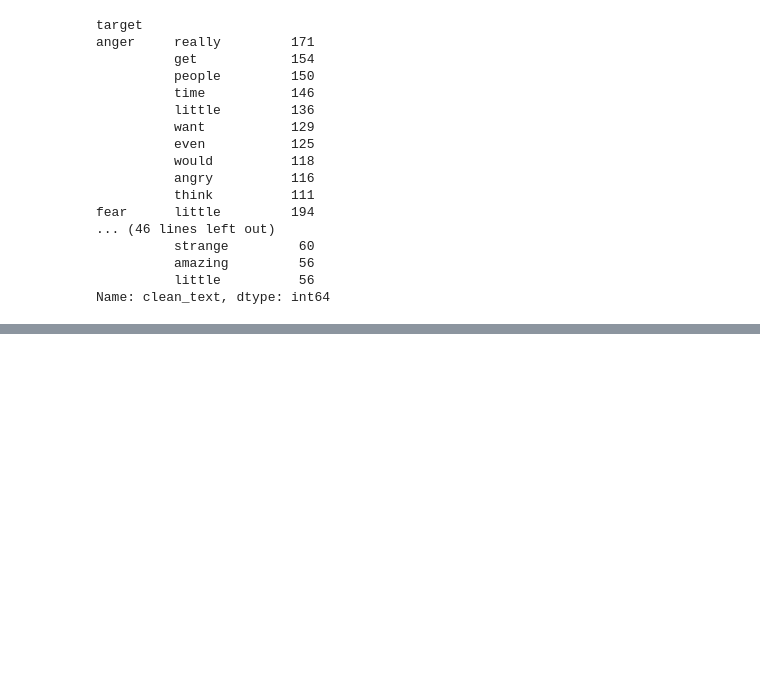
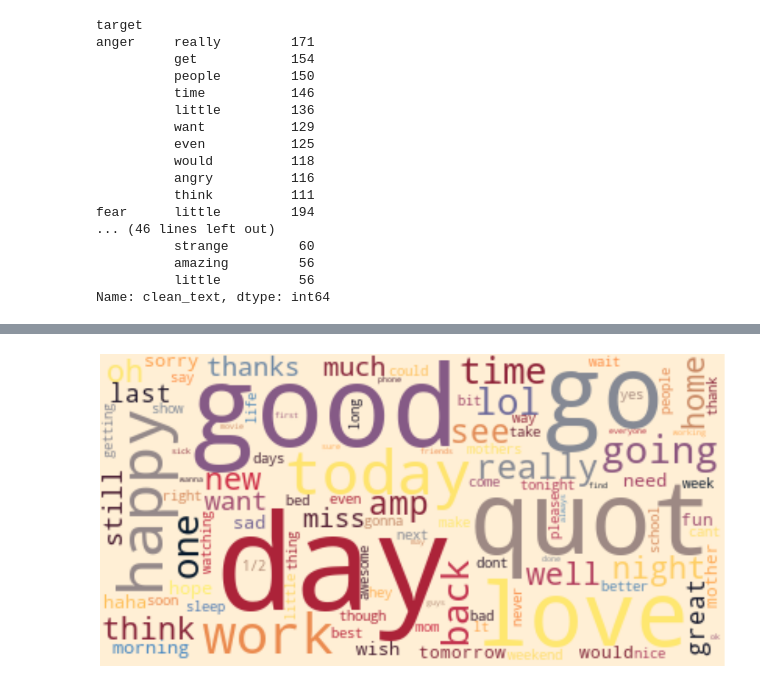
Before and after one commit to RudyBourez/Emotion_app, a Jupyter notebook: Analyses/analyse_rudy.ipynb, the cells around one changed output, grey strips where cells are left out. Drawn from its saved outputs; the diff is of its cells as text; code cells hidden in the pictures; blank space fills up the shorter version.

```diff
--- a/Analyses/analyse_rudy.ipynb
+++ b/Analyses/analyse_rudy.ipynb
@@ -166,0 +173,3 @@ Name: clean_text, dtype: int64
+# %%
+liste = ["happiness", "sadness", "anger", "love", "surprise", "worry", "neutral"]
+df_augmentation = df_augmentation[df_augmentation["target"].isin(liste)]
@@ -166,0 +192,9 @@ Name: clean_text, dtype: int64
+# %%
+default_stopwords = stopwords.DEFAULT
+custom_stopwords = default_stopwords.union(set(["feel", "feeling", "like", "im", "know", "http", "yeah", "twitter",
+                                                "get", "got","com","u", "twitpic", "ur", "n"]))
+df_augmentation['clean_text'] = hero.remove_stopwords(df_augmentation['clean_text'], custom_stopwords)
+# %%
+hero.wordcloud(df_augmentation.clean_text, max_words=100,)
+# %% [output]
+[figure, added]
```
Also changed, not shown: parts of 6 cells of this notebook, 8 other files.
